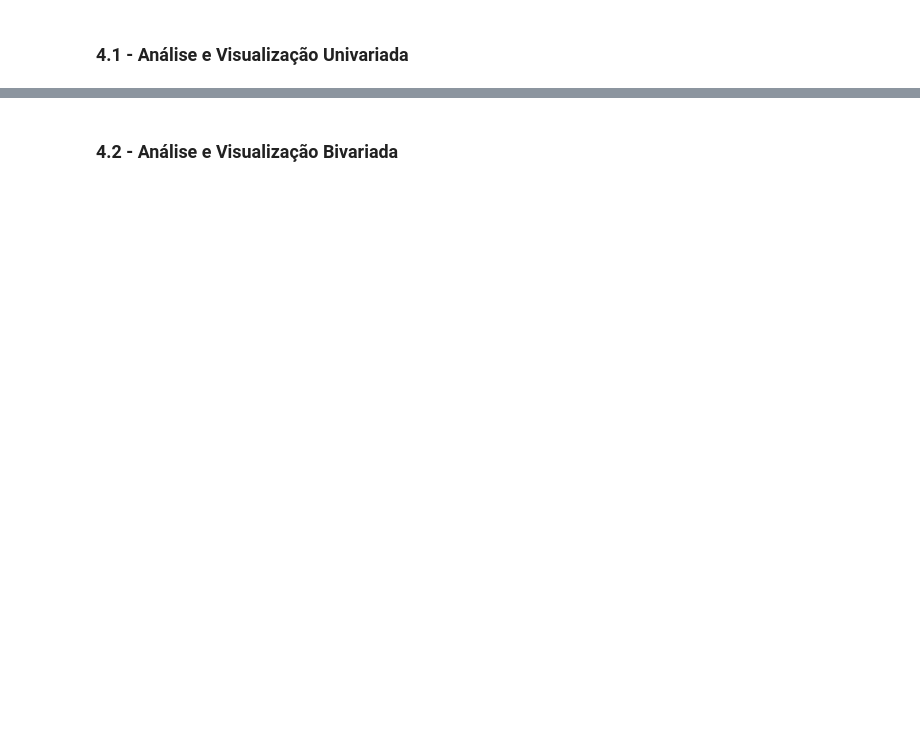
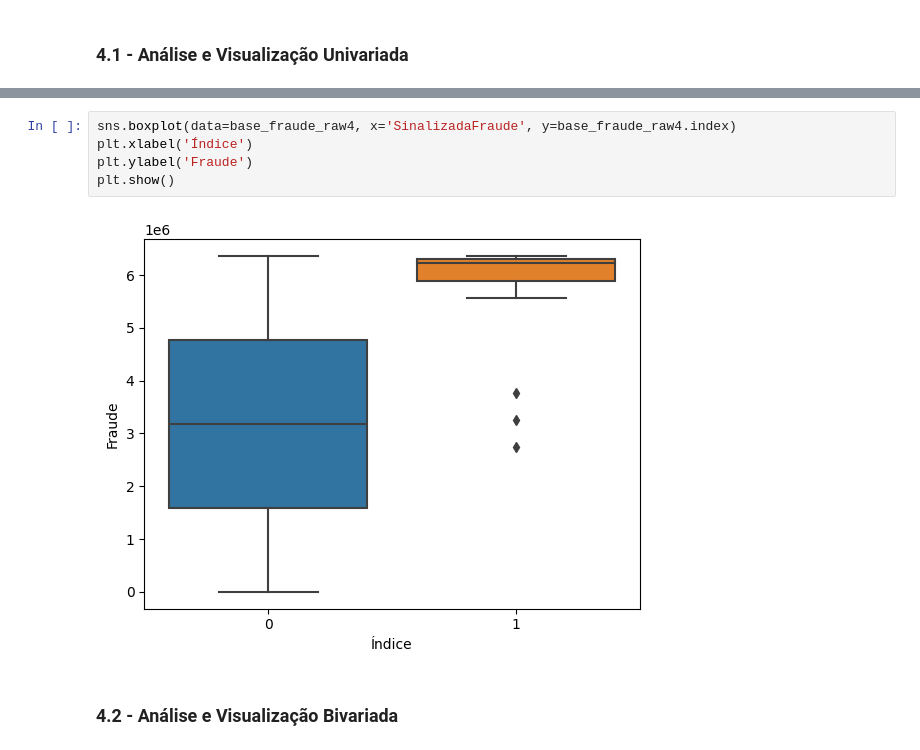
Before and after one commit to ValmirJrDS/deteccao_fraude, a Jupyter notebook: notebooks/c0.3-vj-filtragem-variaveis copy 2.ipynb, the cells around one changed output, grey strips where cells are left out. Saved outputs shown, nothing was run; the diff lists cells and outputs as text; blank space fills up the shorter version.

```diff
--- a/notebooks/c0.3-vj-filtragem-variaveis copy.ipynb
+++ b/notebooks/c0.3-vj-filtragem-variaveis copy 2.ipynb
@@ -345,2 +401,9 @@ base_fraude_raw4.head()
+# %%
+sns.boxplot(data=base_fraude_raw4, x='SinalizadaFraude', y=base_fraude_raw4.index)
+plt.xlabel('Índice')
+plt.ylabel('Fraude')
+plt.show()
+# %% [output]
+[figure, added]
 # %% [markdown]
 ### 4.2 - Análise e Visualização Bivariada
```
Also changed, not shown: parts of 11 cells of this notebook, 1 other file.
